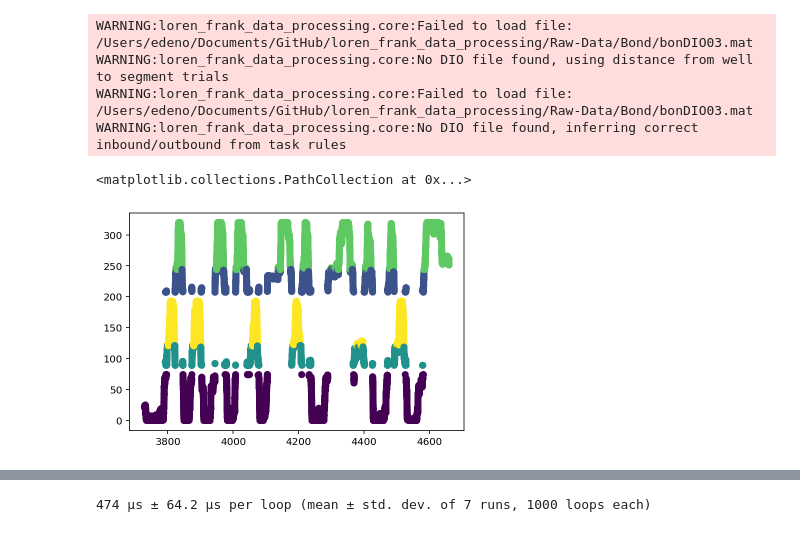
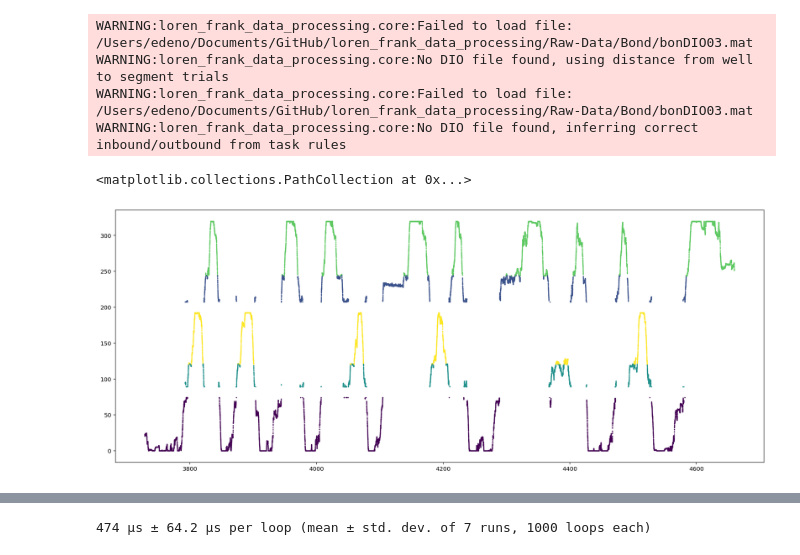
Before and after one commit to Eden-Kramer-Lab/loren_frank_data_processing, a Jupyter notebook: notebooks/Test_position2.ipynb, the cells around one changed output, grey strips where cells are left out. Cells and saved outputs as stored; diff of their text form; code cells hidden in the pictures.

```diff
--- a/notebooks/Test_position2.ipynb
+++ b/notebooks/Test_position2.ipynb
@@ -697,13 +753,15 @@ WARNING:loren_frank_data_processing.core:No DIO file found, using distance from
 WARNING:loren_frank_data_processing.core:Failed to load file: /Users/edeno/Documents/GitHub/loren_frank_data_processing/Raw-Data/Bond/bonDIO03.mat
 WARNING:loren_frank_data_processing.core:No DIO file found, inferring correct inbound/outbound from task rules
 # %%
+plt.figure(figsize=(20, 8))
+
 plt.scatter(
     position_df.index / np.timedelta64(1, 's'),
     position_df.linear_position,
-    c=position_df.track_segment_id.astype(int))
+    c=position_df.track_segment_id.astype(int), s=1)
 # %% [output]
 <matplotlib.collections.PathCollection at 0x...>
-[figure, old version]
+[figure, new version]
 # %%
 import scipy
 
```
Also changed, not shown: parts of 6 cells of this notebook.
